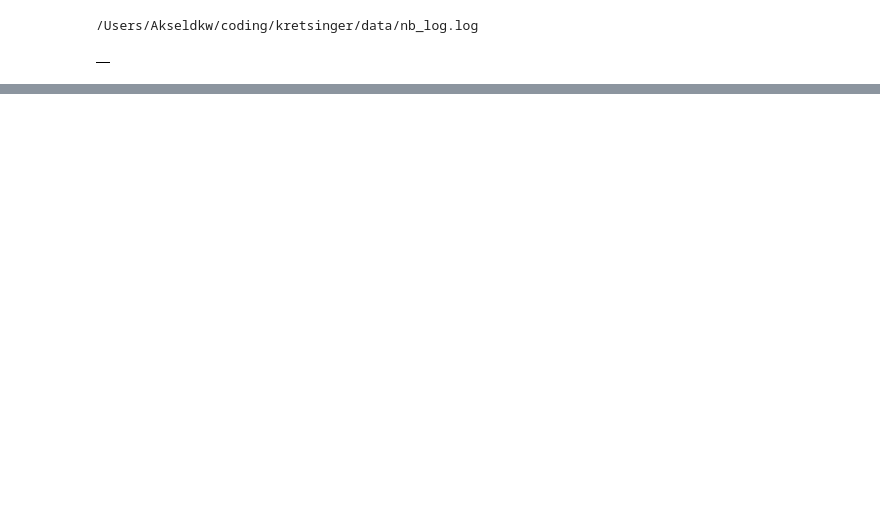
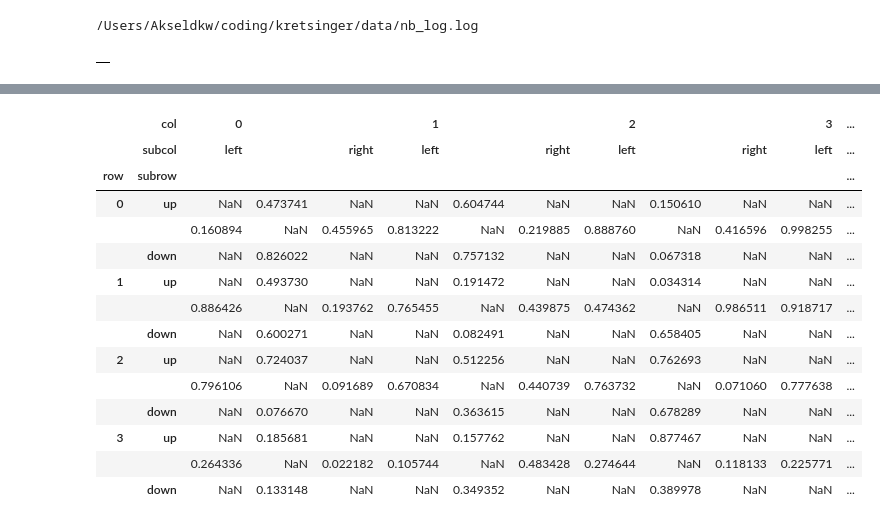
Before and after one commit to akseldkw07/kretsinger, a Jupyter notebook: TEMPLATETEMPLATE.ipynb, the cells around one changed output, grey strips where cells are left out. Cells and saved outputs as stored; diff of their text form; code cells hidden in the pictures; blank space fills up the shorter version.

```diff
--- a/TEMPLATETEMPLATE.ipynb
+++ b/TEMPLATETEMPLATE.ipynb
@@ -16,4 +16,4 @@ pd.DataFrame({})
 # %%
 Q = np.random.rand(16, 4)
 # %%
-uks_display.q_to_expanded_grid(Q)
+q_detailed = uks_display.q_to_expanded_grid(Q)
@@ -33,0 +20,18 @@ uks_display.q_to_expanded_grid(Q)
+# %%
+q_detailed
+# %% [output]
+|  | col | 0 |  |  | 1 |  |  | 2 |  |  | 3 | ... |
+|  | subcol | left |  | right | left |  | right | left |  | right | left | ... |
+| row | subrow |  |  |  |  |  |  |  |  |  |  | ... |
+| 0 | up | NaN | 0.473741 | NaN | NaN | 0.604744 | NaN | NaN | 0.150610 | NaN | NaN | ... |
+|  |  | 0.160894 | NaN | 0.455965 | 0.813222 | NaN | 0.219885 | 0.888760 | NaN | 0.416596 | 0.998255 | ... |
+|  | down | NaN | 0.826022 | NaN | NaN | 0.757132 | NaN | NaN | 0.067318 | NaN | NaN | ... |
+| 1 | up | NaN | 0.493730 | NaN | NaN | 0.191472 | NaN | NaN | 0.034314 | NaN | NaN | ... |
+|  |  | 0.886426 | NaN | 0.193762 | 0.765455 | NaN | 0.439875 | 0.474362 | NaN | 0.986511 | 0.918717 | ... |
+|  | down | NaN | 0.600271 | NaN | NaN | 0.082491 | NaN | NaN | 0.658405 | NaN | NaN | ... |
+| 2 | up | NaN | 0.724037 | NaN | NaN | 0.512256 | NaN | NaN | 0.762693 | NaN | NaN | ... |
+|  |  | 0.796106 | NaN | 0.091689 | 0.670834 | NaN | 0.440739 | 0.763732 | NaN | 0.071060 | 0.777638 | ... |
+|  | down | NaN | 0.076670 | NaN | NaN | 0.363615 | NaN | NaN | 0.678289 | NaN | NaN | ... |
+| 3 | up | NaN | 0.185681 | NaN | NaN | 0.157762 | NaN | NaN | 0.877467 | NaN | NaN | ... |
+|  |  | 0.264336 | NaN | 0.022182 | 0.105744 | NaN | 0.483428 | 0.274644 | NaN | 0.118133 | 0.225771 | ... |
+|  | down | NaN | 0.133148 | NaN | NaN | 0.349352 | NaN | NaN | 0.389978 | NaN | NaN | ... |
```
Also changed, not shown: parts of 9 cells of this notebook, 20 other files.
